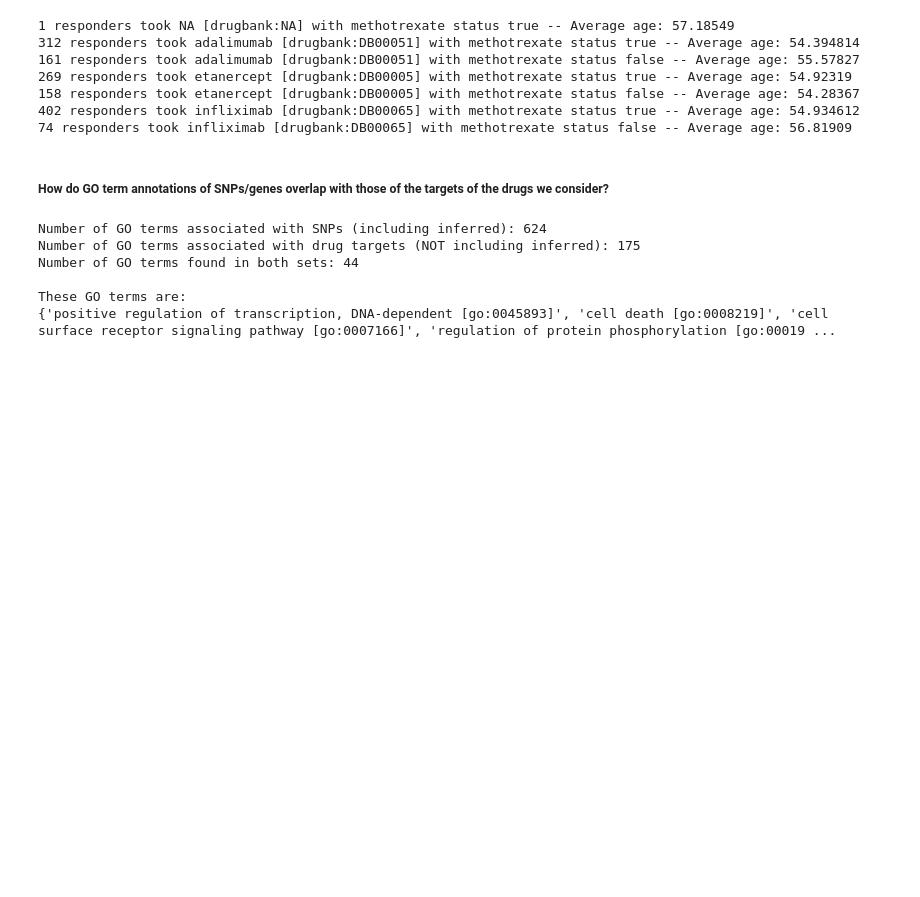
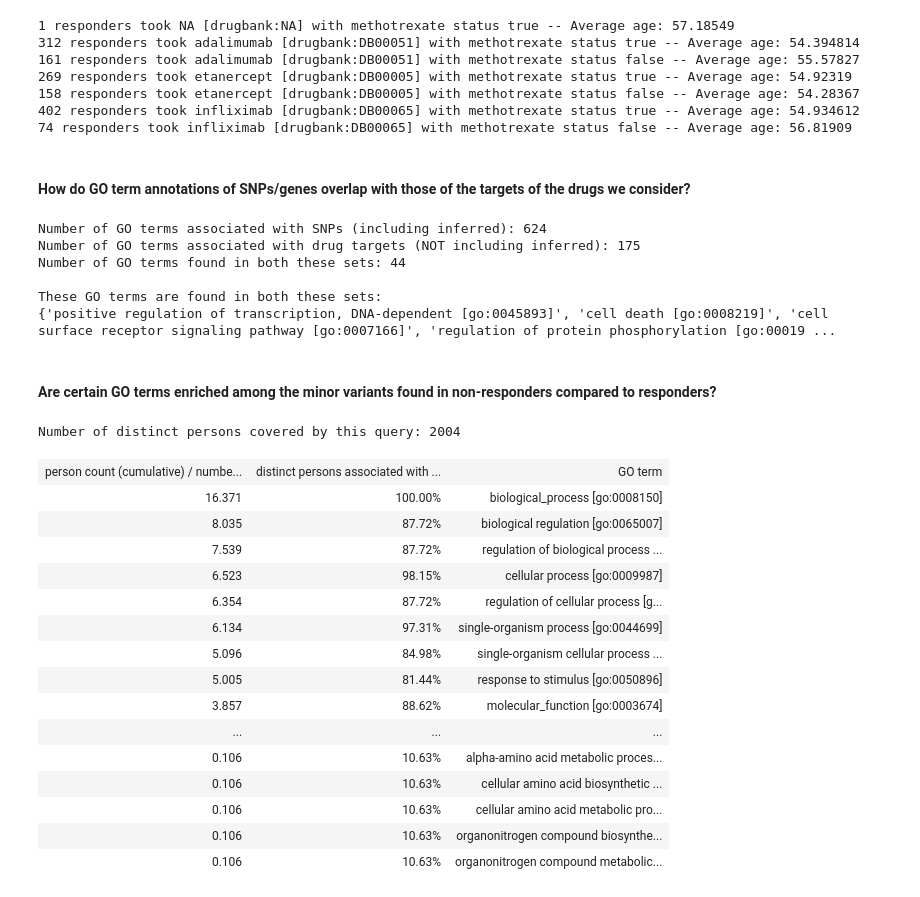
Before and after one commit to matthias-samwald/ipython, a Jupyter notebook: py/rheumatoid-arthritis.ipynb, the cells around one changed output. Saved outputs shown, nothing was run; the diff lists cells and outputs as text; code cells hidden in the pictures; blank space fills up the shorter version.

```diff
--- a/py/rheumatoid-arthritis.ipynb
+++ b/py/rheumatoid-arthritis.ipynb
@@ -690,17 +692,85 @@ for row in g.query(q):
 402 responders took infliximab [drugbank:DB00065] with methotrexate status true -- Average age: 54.934612
 74 responders took infliximab [drugbank:DB00065] with methotrexate status false -- Average age: 56.81909
 # %% [markdown]
-##### How do GO term annotations of SNPs/genes overlap with those of the targets of the drugs we consider?
+#### How do GO term annotations of SNPs/genes overlap with those of the targets of the drugs we consider?
 # %%
 print('Number of GO terms associated with SNPs (including inferred):', len(set_of_go_terms_associated_with_SNPs))
 print('Number of GO terms associated with drug targets (NOT including inferred):', len(set_of_go_terms_associated_with_drug_targets))
 print('Number of GO terms found in both these sets:', len(set_of_go_terms_associated_with_SNPs.intersection(set_of_go_terms_associated_with_drug_targets)))
-print('\nThese GO terms are:')
+print('\nThese GO terms are found in both these sets:')
 print(set_of_go_terms_associated_with_SNPs.intersection(set_of_go_terms_associated_with_drug_targets))
 # %% [output]
 Number of GO terms associated with SNPs (including inferred): 624
 Number of GO terms associated with drug targets (NOT including inferred): 175
-Number of GO terms found in both sets: 44
+Number of GO terms found in both these sets: 44
 
-These GO terms are:
+These GO terms are found in both these sets:
 {'positive regulation of transcription, DNA-dependent [go:0045893]', 'cell death [go:0008219]', 'cell surface receptor signaling pathway [go:0007166]', 'regulation of protein phosphorylation [go:00019 ...
+# %% [markdown]
+#### Are certain GO terms enriched among the minor variants found in non-responders compared to responders?
+# %%
+# for all
+q = '''\
+SELECT (COUNT(DISTINCT ?person) as ?distinct_person_count)
+WHERE {
+    ?person ra:has-two ?polymorphism_variant .
+    ?polymorphism_variant a ra:minor_variant ;
+        a ?snp .
+    ?snp a <http://bio2rdf.org/dbsnp_vocabulary:snp> ;
+        <http://bio2rdf.org/dbsnp_vocabulary:maps-to> ?gene .
+    ?gene a <http://bio2rdf.org/ncbigene_vocabulary:Resource> ;
+        ncbigene:process/rdfs:subClassOf* | ncbigene:function/rdfs:subClassOf* ?go_term .
+    ?go_term rdfs:label ?go_term_label .
+}
+'''
+
+for row in g.query(q):
+    number_of_distinct_persons_covered_by_query = int(row.distinct_person_count)
+    print('Number of distinct persons covered by this query:', number_of_distinct_persons_covered_by_query)
+
+
+q = '''\
+SELECT (COUNT(?person) as ?person_count)
+       ?go_term_label
+       (COUNT(DISTINCT ?person) as ?distinct_person_count)
+WHERE {
+    ?person ra:has-two ?polymorphism_variant .
+    ?polymorphism_variant a ra:minor_variant ;
+        a ?snp .
+    ?snp a <http://bio2rdf.org/dbsnp_vocabulary:snp> ;
+        <http://bio2rdf.org/dbsnp_vocabulary:maps-to> ?gene .
+    ?gene a <http://bio2rdf.org/ncbigene_vocabulary:Resource> ;
+        ncbigene:process/rdfs:subClassOf* | ncbigene:function/rdfs:subClassOf* ?go_term .
+    ?go_term rdfs:label ?go_term_label .
+}
+GROUP BY ?go_term_label
+ORDER BY DESC(?person_count)
+'''
+
+table = ListTable()
+table.append(['person count (cumulative) / number of distinct persons covered',
+              'distinct persons associated with this annotation / number of distinct persons covered',
+              'GO term'])
+for row in g.query(q):
+    table.append(['{0:.3f}'.format(int(row.person_count) / number_of_distinct_persons_covered_by_query),
+                  '{0:.2%}'.format(int(row.distinct_person_count) / number_of_distinct_persons_covered_by_query),
+                  row.go_term_label])
+table
+# %% [output]
+Number of distinct persons covered by this query: 2004
+| person count (cumulative) / numbe... | distinct persons associated with ... | GO term |
+| 16.371 | 100.00% | biological_process [go:0008150] |
+| 8.035 | 87.72% | biological regulation [go:0065007] |
+| 7.539 | 87.72% | regulation of biological process ... |
+| 6.523 | 98.15% | cellular process [go:0009987] |
+| 6.354 | 87.72% | regulation of cellular process [g... |
+| 6.134 | 97.31% | single-organism process [go:0044699] |
+| 5.096 | 84.98% | single-organism cellular process ... |
+| 5.005 | 81.44% | response to stimulus [go:0050896] |
+| 3.857 | 88.62% | molecular_function [go:0003674] |
+| ... | ... | ... |
+| 0.106 | 10.63% | alpha-amino acid metabolic proces... |
+| 0.106 | 10.63% | cellular amino acid biosynthetic ... |
+| 0.106 | 10.63% | cellular amino acid metabolic pro... |
+| 0.106 | 10.63% | organonitrogen compound biosynthe... |
+| 0.106 | 10.63% | organonitrogen compound metabolic... |
```
Also changed, not shown: parts of 34 cells of this notebook, 2 other files.
